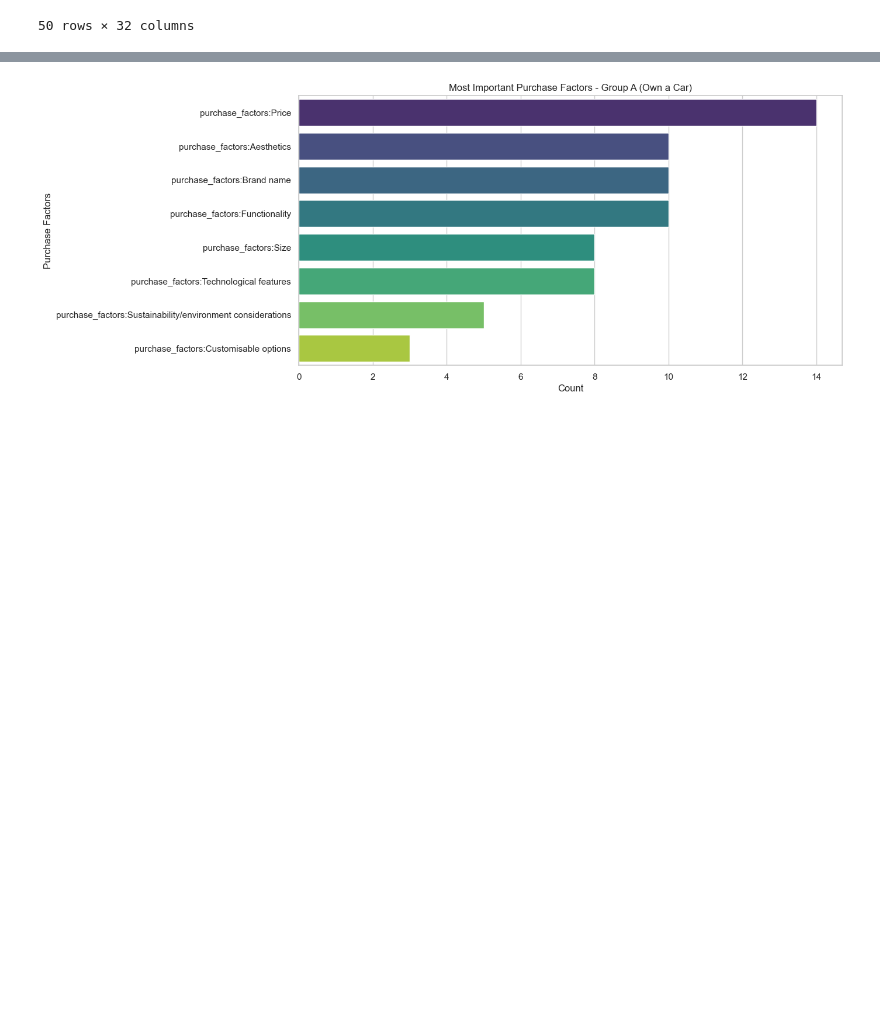
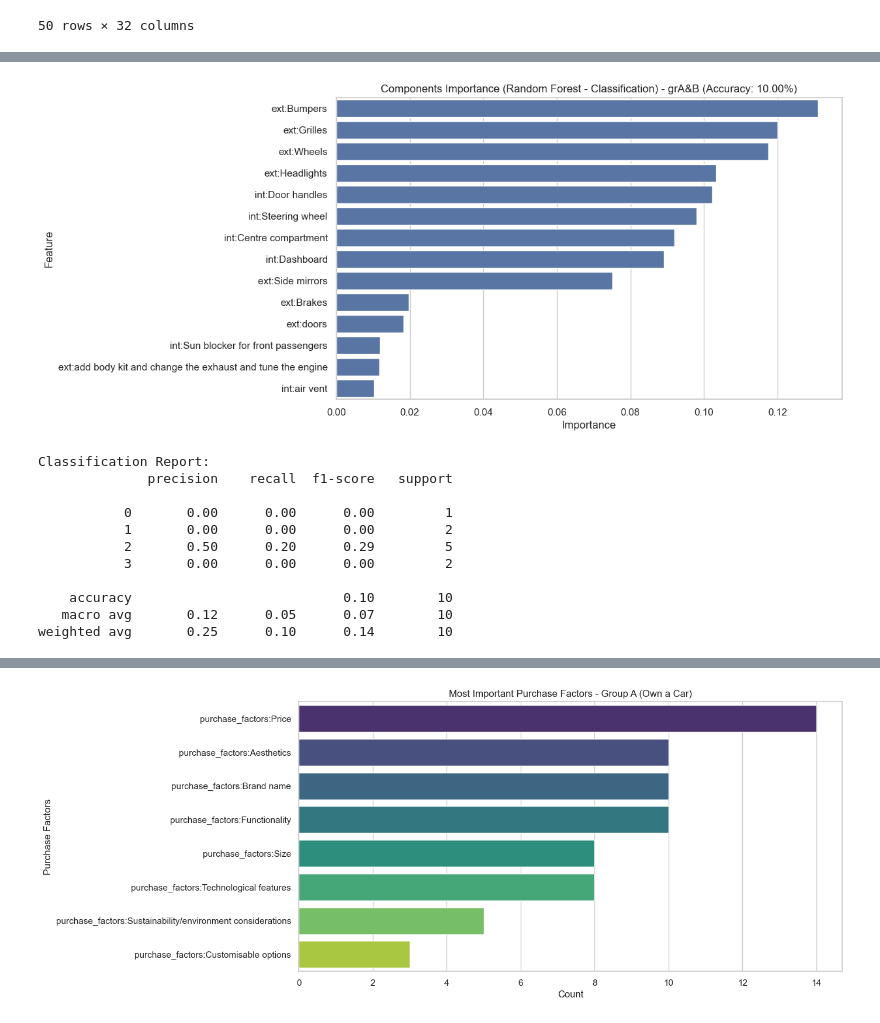
Before and after one commit to bentjh01/MA4829_Machine_Intelligence, a Jupyter notebook: data_exploration.ipynb, the cells around one changed output, grey strips where cells are left out. Cells and saved outputs as stored; diff of their text form; code cells hidden in the pictures; blank space fills up the shorter version.

```diff
--- a/data_exploration.ipynb
+++ b/data_exploration.ipynb
@@ -316,0 +339,36 @@ weighted avg       0.63      0.30      0.32        10
+# %%
+def analyze_components_importance_classification_rf(X_train, X_test, y_train, y_test, components_cols, title):
+    model = RandomForestClassifier(random_state=42)
+    model.fit(X_train, y_train)
+
+    y_pred = model.predict(X_test)
+
+    accuracy = accuracy_score(y_test, y_pred)
+    report = classification_report(y_test, y_pred)
+    feature_importance = model.feature_importances_
+
+    # Visualize feature importance
+    importance_df = pd.DataFrame({'Feature': components_cols, 'Importance': feature_importance})
+
+    plt.figure(figsize=(10, 6))
+    sns.barplot(x='Importance', y='Feature', data=importance_df.sort_values(by='Importance', ascending=False))
+    plt.title(f'Components Importance (Random Forest - Classification) - {title} (Accuracy: {accuracy:.2%})')
+    plt.show()
+
+    print(f'Classification Report:\n{report}')
+
+# Apply the function to your data
+analyze_components_importance_classification_rf(X_train, X_test, y_train, y_test, components_cols, 'grA&B')
+# %% [output]
+[figure, added]
+Classification Report:
+              precision    recall  f1-score   support
+
+           0       0.00      0.00      0.00         1
+           1       0.00      0.00      0.00         2
+           2       0.50      0.20      0.29         5
+           3       0.00      0.00      0.00         2
+
+    accuracy                           0.10        10
+   macro avg       0.12      0.05      0.07        10
+weighted avg       0.25      0.10      0.14        10
```
Also changed, not shown: parts of 7 cells of this notebook.
